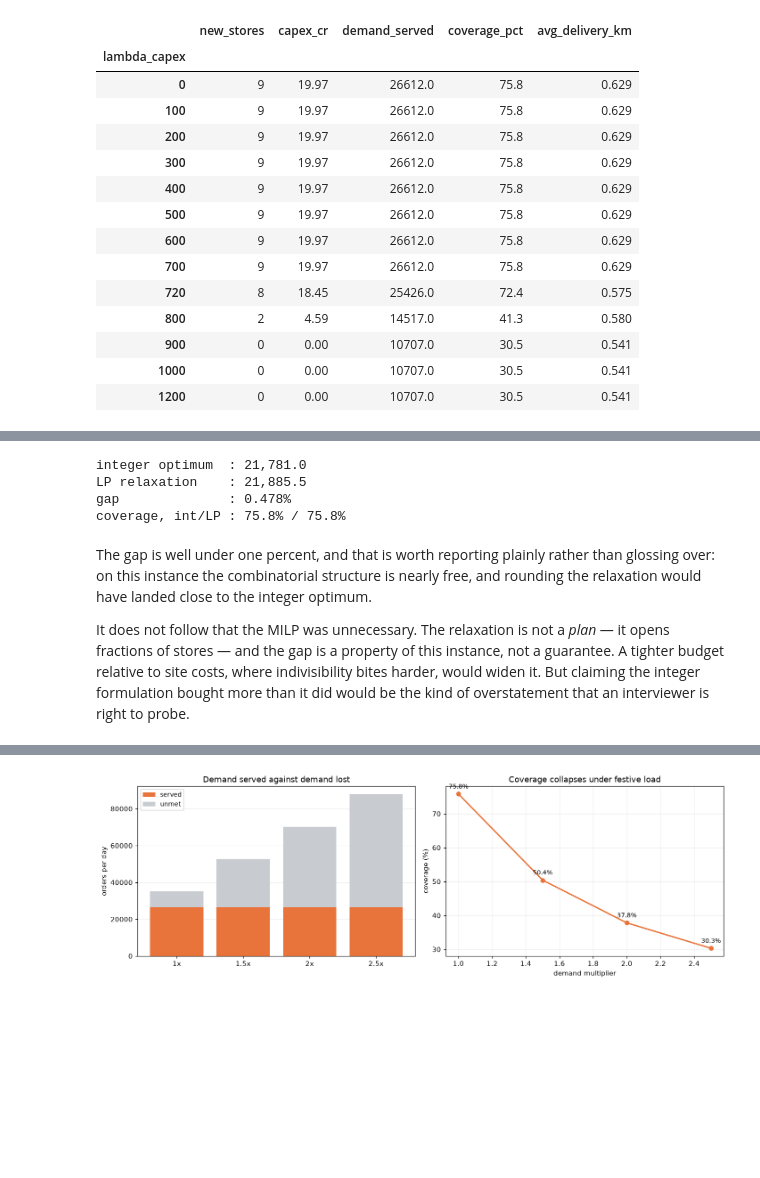
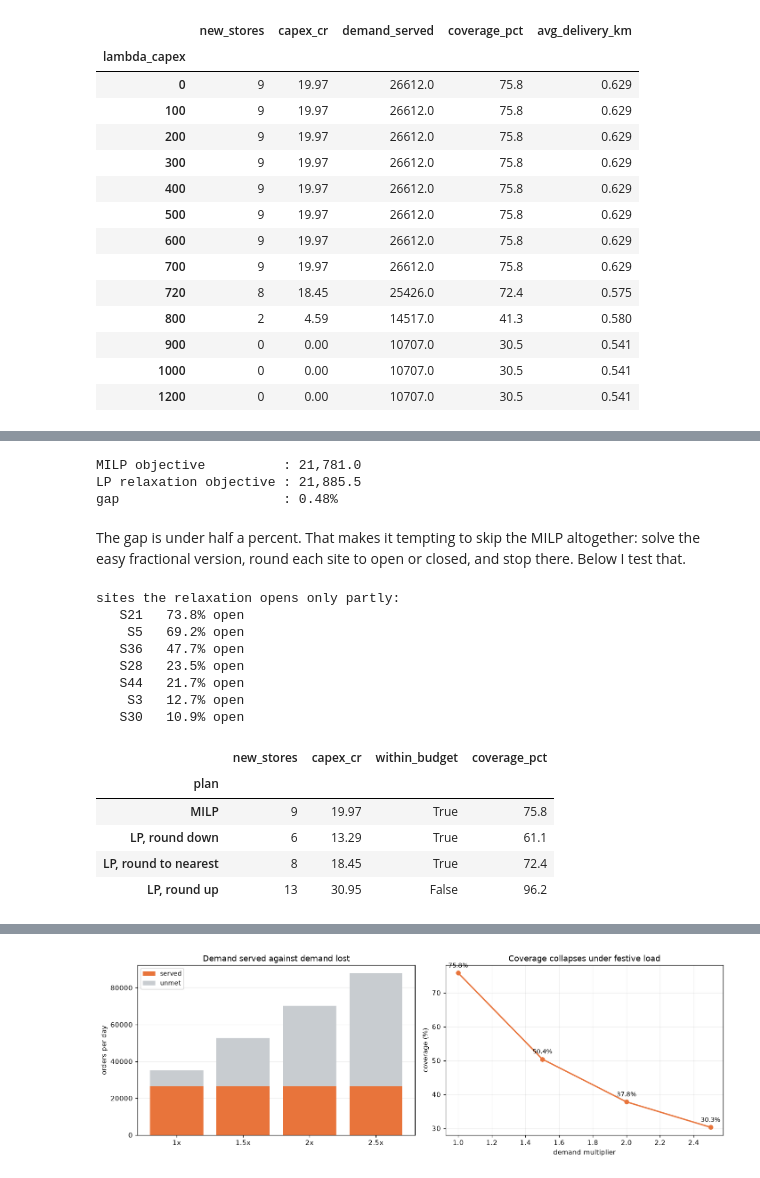
Before and after one commit to Amberss-Log/blinkit-darkstore-optimizer, a Jupyter notebook: notebook.ipynb, the cells around one changed output, grey strips where cells are left out. Saved outputs shown, nothing was run; the diff lists cells and outputs as text; code cells hidden in the pictures; blank space fills up the shorter version.

Commit message:
Test rounding the LP relaxation and rewrite the notebook and README

```diff
--- a/notebook.ipynb
+++ b/notebook.ipynb
@@ -669,20 +597,33 @@ opened whole.
 # %%
 gap = relaxation_gap(localities, facilities, distances, mask, demand, BUDGET)
-print(f"integer optimum  : {gap['integer_objective']:,.1f}")
-print(f"LP relaxation    : {gap['relaxed_objective']:,.1f}")
-print(f"gap              : {gap['gap_pct']:.3f}%")
-print(f"coverage, int/LP : {gap['integer_coverage_pct']:.1f}% / {gap['relaxed_coverage_pct']:.1f}%")
+print(f"MILP objective          : {gap['integer_objective']:,.1f}")
+print(f"LP relaxation objective : {gap['relaxed_objective']:,.1f}")
+print(f"gap                     : {gap['gap_pct']:.2f}%")
 # %% [output]
-integer optimum  : 21,781.0
-LP relaxation    : 21,885.5
-gap              : 0.478%
-coverage, int/LP : 75.8% / 75.8%
+MILP objective          : 21,781.0
+LP relaxation objective : 21,885.5
+gap                     : 0.48%
-# %% [markdown]
-The gap is well under one percent, and that is worth reporting plainly rather than glossing over: on this
-instance the combinatorial structure is nearly free, and rounding the relaxation would have landed close
-to the integer optimum.
-
-It does not follow that the MILP was unnecessary. The relaxation is not a *plan* — it opens fractions of
-stores — and the gap is a property of this instance, not a guarantee. A tighter budget relative to site
-costs, where indivisibility bites harder, would widen it. But claiming the integer formulation bought more
-than it did would be the kind of overstatement that an interviewer is right to probe.
+# %% [markdown]
+The gap is under half a percent. That makes it tempting to skip the MILP altogether: solve the easy fractional
+version, round each site to open or closed, and stop there. Below I test that.
+# %%
+rounding = round_relaxation(localities, facilities, distances, mask, demand, BUDGET)
+print("sites the relaxation opens only partly:")
+for site, share in sorted(rounding.attrs["fractional_sites"].items(), key=lambda t: -t[1]):
+    print(f"  {site:>4}  {share * 100:5.1f}% open")
+rounding
+# %% [output]
+sites the relaxation opens only partly:
+   S21   73.8% open
+    S5   69.2% open
+   S36   47.7% open
+   S28   23.5% open
+   S44   21.7% open
+    S3   12.7% open
+   S30   10.9% open
+|  | new_stores | capex_cr | within_budget | coverage_pct |
+| plan |  |  |  |  |
+| MILP | 9 | 19.97 | True | 75.8 |
+| LP, round down | 6 | 13.29 | True | 61.1 |
+| LP, round to nearest | 8 | 18.45 | True | 72.4 |
+| LP, round up | 13 | 30.95 | False | 96.2 |
```
Also changed, not shown: parts of 57 cells of this notebook, 3 other files.
